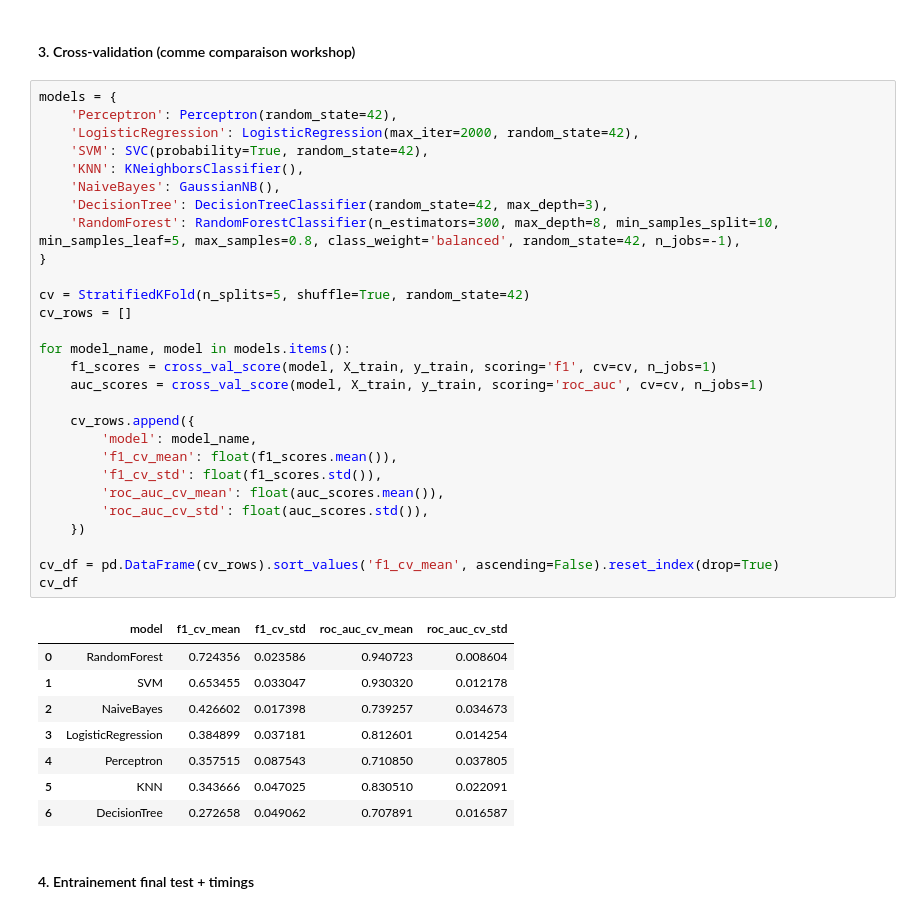
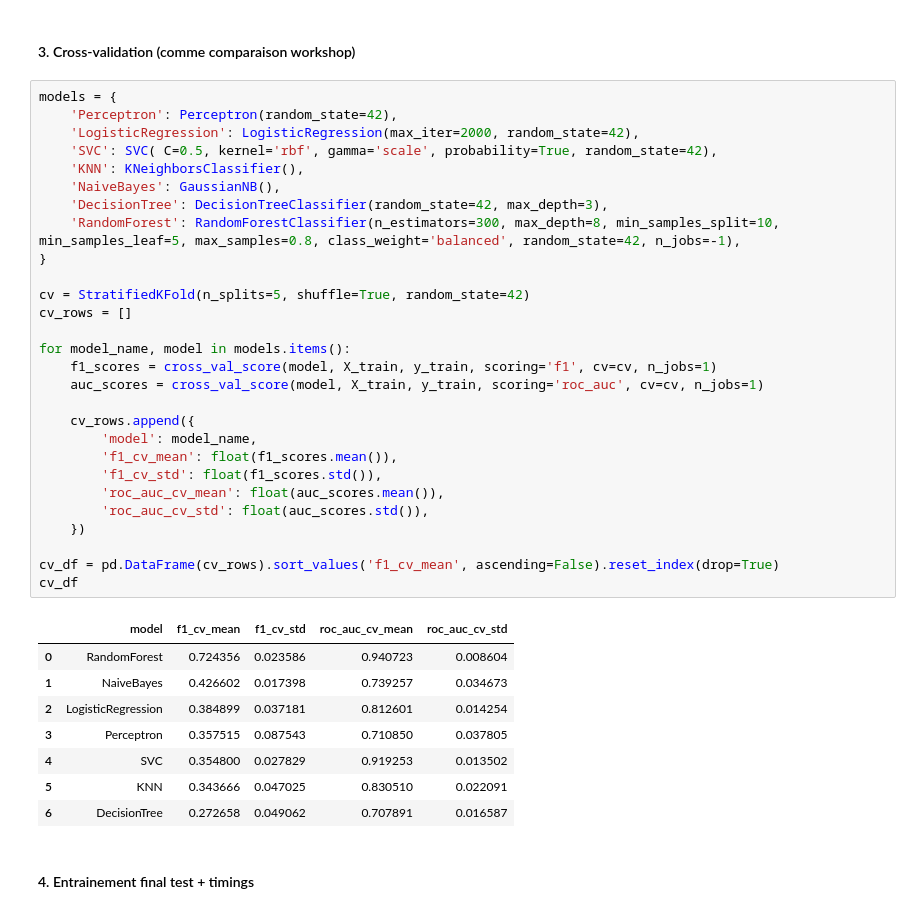
Before and after one commit to AirG213/humanforyou-attrition-ml, a Jupyter notebook: notebooks/07_Classification_Comparaison_Modeles.ipynb, the cells around one changed output. Drawn from its saved outputs; the diff is of its cells as text.

```diff
--- a/notebooks/07_Classification_Comparaison_Modeles.ipynb
+++ b/notebooks/07_Classification_Comparaison_Modeles.ipynb
@@ -64,38 +64,38 @@ X_train: (3087, 46) | X_test: (1323, 46)
 # %%
 models = {
     'Perceptron': Perceptron(random_state=42),
     'LogisticRegression': LogisticRegression(max_iter=2000, random_state=42),
-    'SVM': SVC(probability=True, random_state=42),
+    'SVC': SVC( C=0.5, kernel='rbf', gamma='scale', probability=True, random_state=42),
     'KNN': KNeighborsClassifier(),
     'NaiveBayes': GaussianNB(),
     'DecisionTree': DecisionTreeClassifier(random_state=42, max_depth=3),
     'RandomForest': RandomForestClassifier(n_estimators=300, max_depth=8, min_samples_split=10, min_samples_leaf=5, max_samples=0.8, class_weight='balanced', random_state=42, n_jobs=-1),
 }
 
 cv = StratifiedKFold(n_splits=5, shuffle=True, random_state=42)
 cv_rows = []
 
 for model_name, model in models.items():
     f1_scores = cross_val_score(model, X_train, y_train, scoring='f1', cv=cv, n_jobs=1)
     auc_scores = cross_val_score(model, X_train, y_train, scoring='roc_auc', cv=cv, n_jobs=1)
 
     cv_rows.append({
         'model': model_name,
         'f1_cv_mean': float(f1_scores.mean()),
         'f1_cv_std': float(f1_scores.std()),
         'roc_auc_cv_mean': float(auc_scores.mean()),
         'roc_auc_cv_std': float(auc_scores.std()),
     })
 
 cv_df = pd.DataFrame(cv_rows).sort_values('f1_cv_mean', ascending=False).reset_index(drop=True)
 cv_df
 # %% [output]
 |  | model | f1_cv_mean | f1_cv_std | roc_auc_cv_mean | roc_auc_cv_std |
 | 0 | RandomForest | 0.724356 | 0.023586 | 0.940723 | 0.008604 |
-| 1 | SVM | 0.653455 | 0.033047 | 0.930320 | 0.012178 |
-| 2 | NaiveBayes | 0.426602 | 0.017398 | 0.739257 | 0.034673 |
-| 3 | LogisticRegression | 0.384899 | 0.037181 | 0.812601 | 0.014254 |
-| 4 | Perceptron | 0.357515 | 0.087543 | 0.710850 | 0.037805 |
+| 1 | NaiveBayes | 0.426602 | 0.017398 | 0.739257 | 0.034673 |
+| 2 | LogisticRegression | 0.384899 | 0.037181 | 0.812601 | 0.014254 |
+| 3 | Perceptron | 0.357515 | 0.087543 | 0.710850 | 0.037805 |
+| 4 | SVC | 0.354800 | 0.027829 | 0.919253 | 0.013502 |
 | 5 | KNN | 0.343666 | 0.047025 | 0.830510 | 0.022091 |
 | 6 | DecisionTree | 0.272658 | 0.049062 | 0.707891 | 0.016587 |
 # %% [markdown]
```
Also changed, not shown: parts of 5 cells of this notebook, 16 other files.
